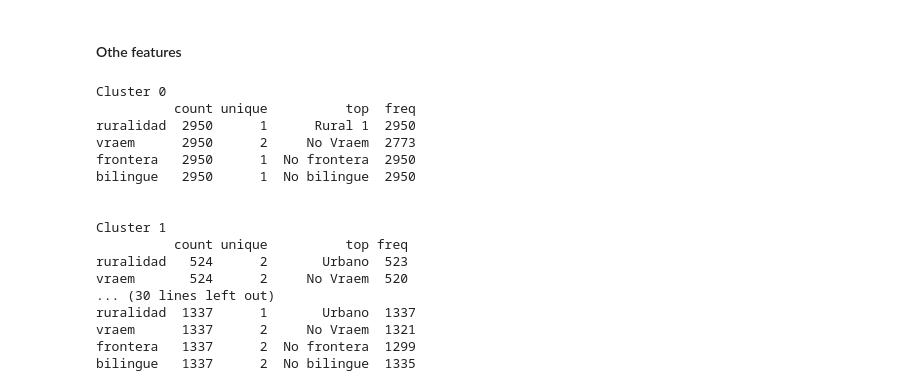
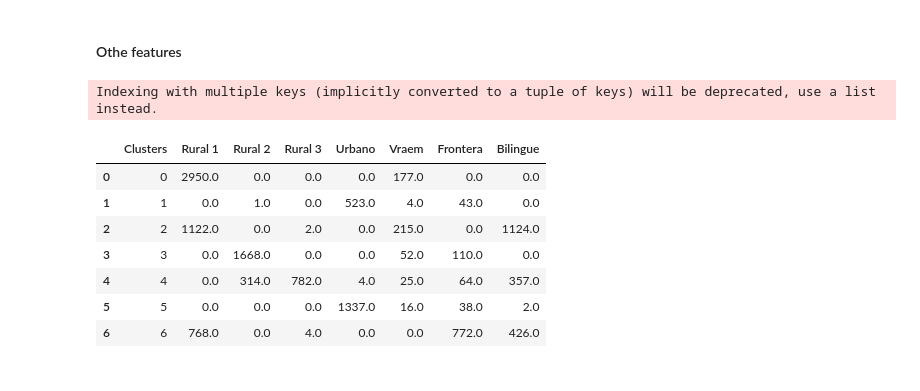
Before and after one commit to hugoferquiroz/AITeacherAllocation, a Jupyter notebook: Scripts/2-2 clusters.ipynb, the cells around one changed output. Cells and saved outputs as stored; diff of their text form; code cells hidden in the pictures.

Commit message:
Update 2-2 clusters.ipynb
aplicar pipeline a los clusters

```diff
--- a/Scripts/2-2 clusters.ipynb
+++ b/Scripts/2-2 clusters.ipynb
@@ -360,23 +355,0 @@ plt.show()
-# %%
-for i in range(6):
-    print(f'Cluster {i}')
-    print(df_req_prim_clusters.loc[df_req_prim_clusters['Clusters']==i, ['ruralidad','vraem', 'frontera','bilingue']].describe().transpose())
-    print('\n')
-# %% [output]
-Cluster 0
-          count unique          top  freq
-ruralidad  2950      1      Rural 1  2950
-vraem      2950      2     No Vraem  2773
-frontera   2950      1  No frontera  2950
-bilingue   2950      1  No bilingue  2950
-
-
-Cluster 1
-          count unique          top freq
-ruralidad   524      2       Urbano  523
-vraem       524      2     No Vraem  520
-... (30 lines left out)
-ruralidad  1337      1       Urbano  1337
-vraem      1337      2     No Vraem  1321
-frontera   1337      2  No frontera  1299
-bilingue   1337      2  No bilingue  1335
@@ -395,0 +356,24 @@ bilingue   1337      2  No bilingue  1335
+# %%
+df = pd.get_dummies(df_req_prim_clusters)
+# %%
+others = df.groupby('Clusters',as_index=False)['ruralidad_Rural 1', 'ruralidad_Rural 2', 'ruralidad_Rural 3', 'ruralidad_Urbano', 'vraem_Vraem', 'frontera_Frontera','bilingue_Bilingue'].sum()
+
+others.rename(columns={'ruralidad_Rural 1'  : 'Rural 1',
+                        'ruralidad_Rural 2' : 'Rural 2',
+                        'ruralidad_Rural 3' : 'Rural 3',
+                        'ruralidad_Urbano'  : 'Urbano',
+                        'vraem_Vraem'       : 'Vraem',
+                        'frontera_Frontera' : 'Frontera',
+                        'bilingue_Bilingue' : 'Bilingue'}, inplace=True)
+
+others
+# %% [output]
+Indexing with multiple keys (implicitly converted to a tuple of keys) will be deprecated, use a list instead.
+|  | Clusters | Rural 1 | Rural 2 | Rural 3 | Urbano | Vraem | Frontera | Bilingue |
+| 0 | 0 | 2950.0 | 0.0 | 0.0 | 0.0 | 177.0 | 0.0 | 0.0 |
+| 1 | 1 | 0.0 | 1.0 | 0.0 | 523.0 | 4.0 | 43.0 | 0.0 |
+| 2 | 2 | 1122.0 | 0.0 | 2.0 | 0.0 | 215.0 | 0.0 | 1124.0 |
+| 3 | 3 | 0.0 | 1668.0 | 0.0 | 0.0 | 52.0 | 110.0 | 0.0 |
+| 4 | 4 | 0.0 | 314.0 | 782.0 | 4.0 | 25.0 | 64.0 | 357.0 |
+| 5 | 5 | 0.0 | 0.0 | 0.0 | 1337.0 | 16.0 | 38.0 | 2.0 |
+| 6 | 6 | 768.0 | 0.0 | 4.0 | 0.0 | 0.0 | 772.0 | 426.0 |
```
Also changed, not shown: parts of 6 cells of this notebook.
